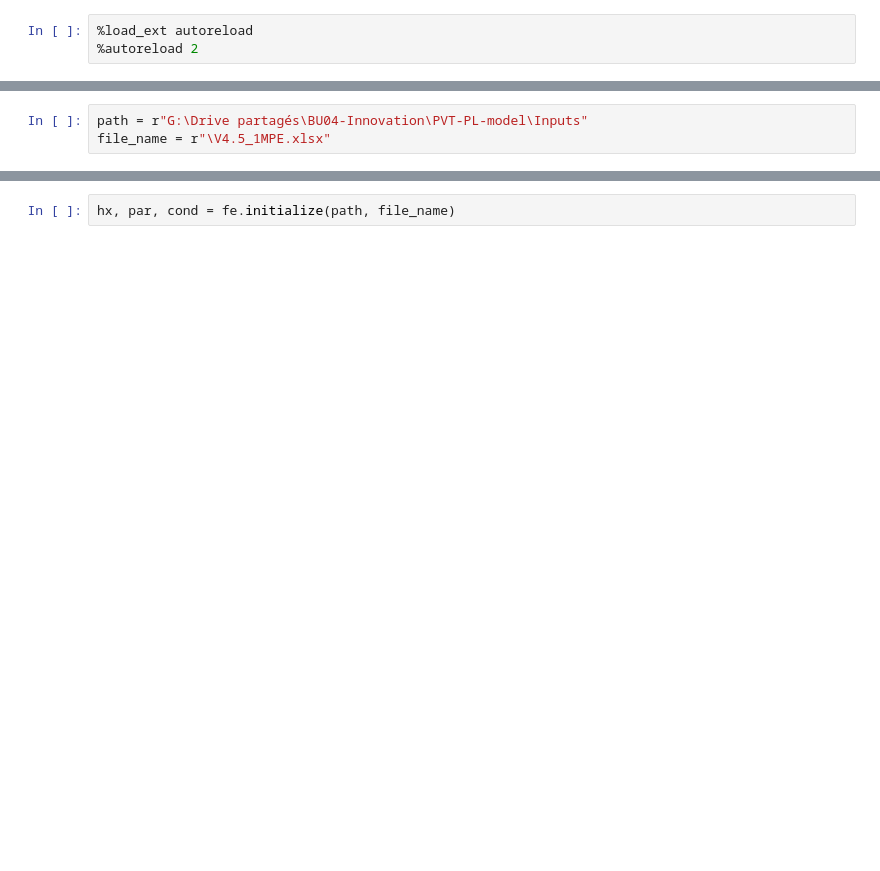
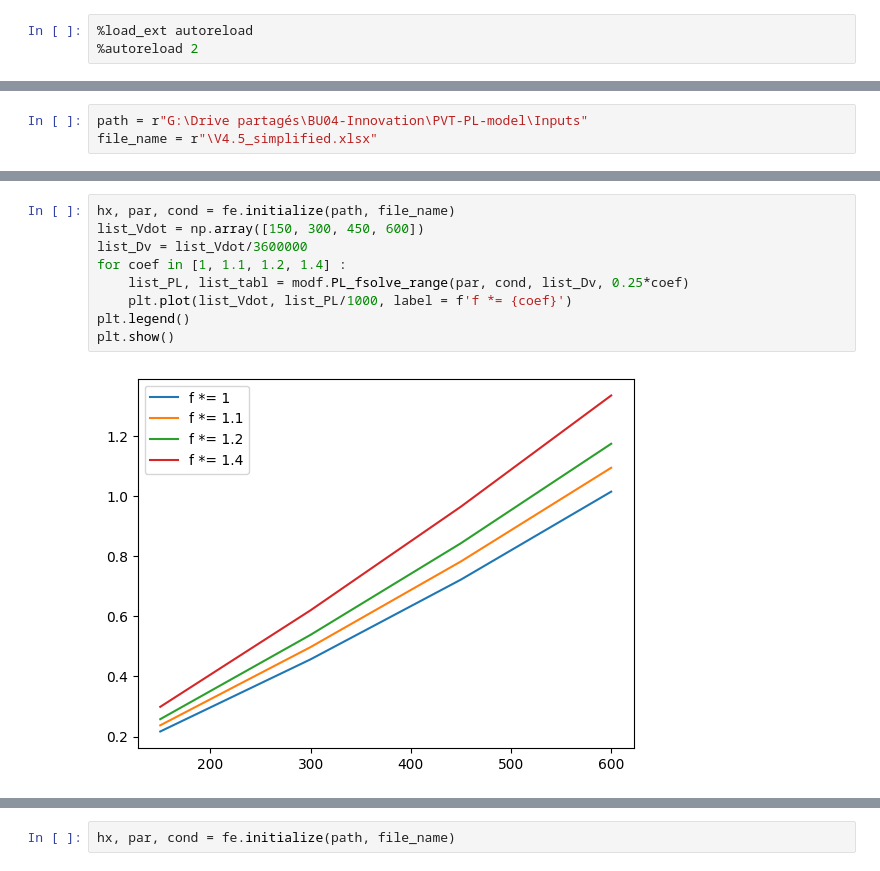
Before and after one commit to valentindelachaux/parallel-flow-distribution-pressure-loss, a Jupyter notebook: main.ipynb, the cells around one changed output, grey strips where cells are left out. Saved outputs shown, nothing was run; the diff lists cells and outputs as text; blank space fills up the shorter version.

```diff
--- a/main.ipynb
+++ b/main.ipynb
@@ -41,3 +47,3 @@ import torch_model as modto
 # %%
 path = r"G:\Drive partagés\BU04-Innovation\PVT-PL-model\Inputs"
-file_name = r"\V4.5_1MPE.xlsx"
+file_name = r"\V4.5_simplified.xlsx"
@@ -43,0 +123,11 @@ file_name = r"\V4.5_1MPE.xlsx"
+# %%
+hx, par, cond = fe.initialize(path, file_name)
+list_Vdot = np.array([150, 300, 450, 600])
+list_Dv = list_Vdot/3600000
+for coef in [1, 1.1, 1.2, 1.4] :
+    list_PL, list_tabl = modf.PL_fsolve_range(par, cond, list_Dv, 0.25*coef)
+    plt.plot(list_Vdot, list_PL/1000, label = f'f *= {coef}')
+plt.legend()
+plt.show()
+# %% [output]
+[figure, added]
```
Also changed, not shown: parts of 24 cells of this notebook, 4 other files.
